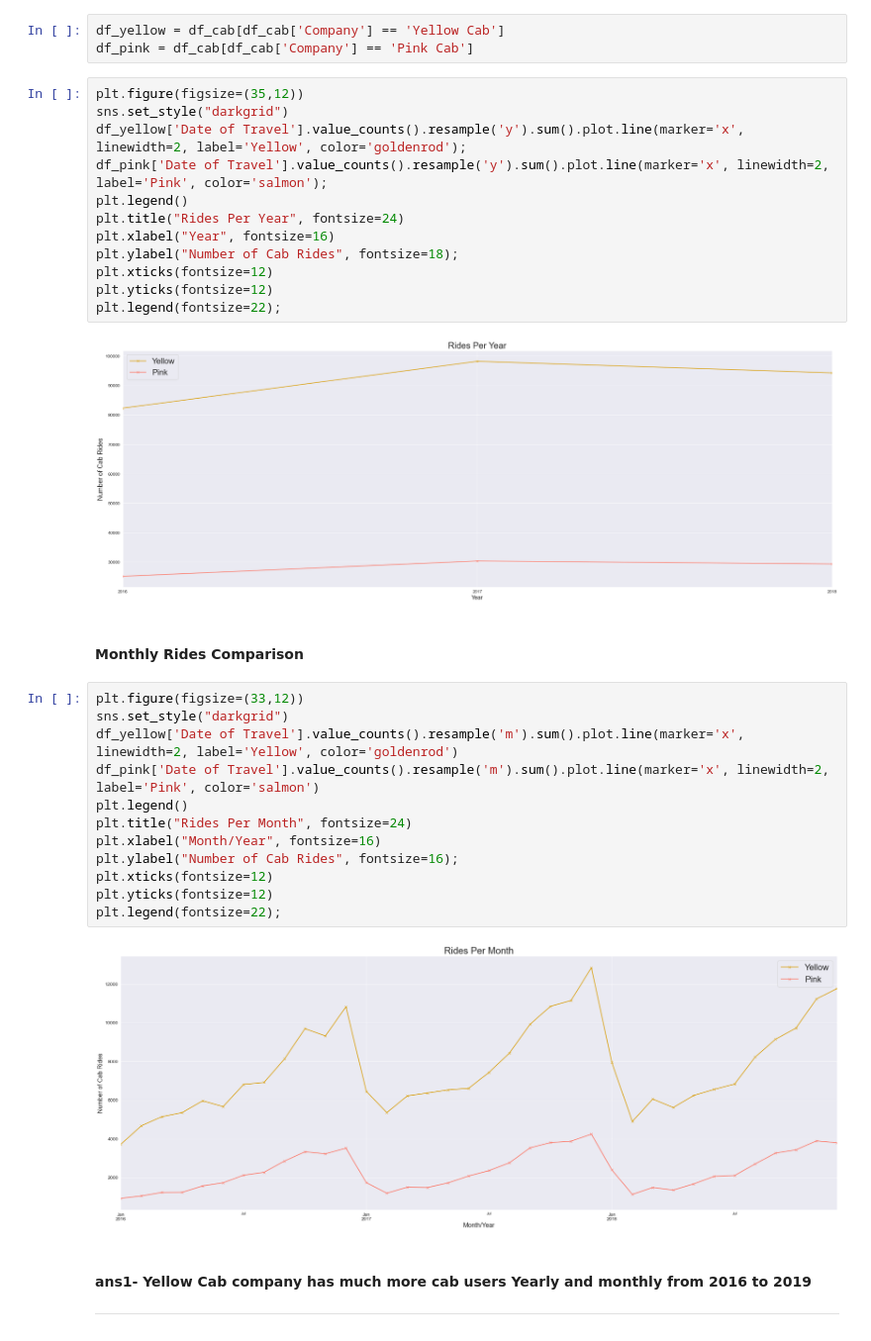
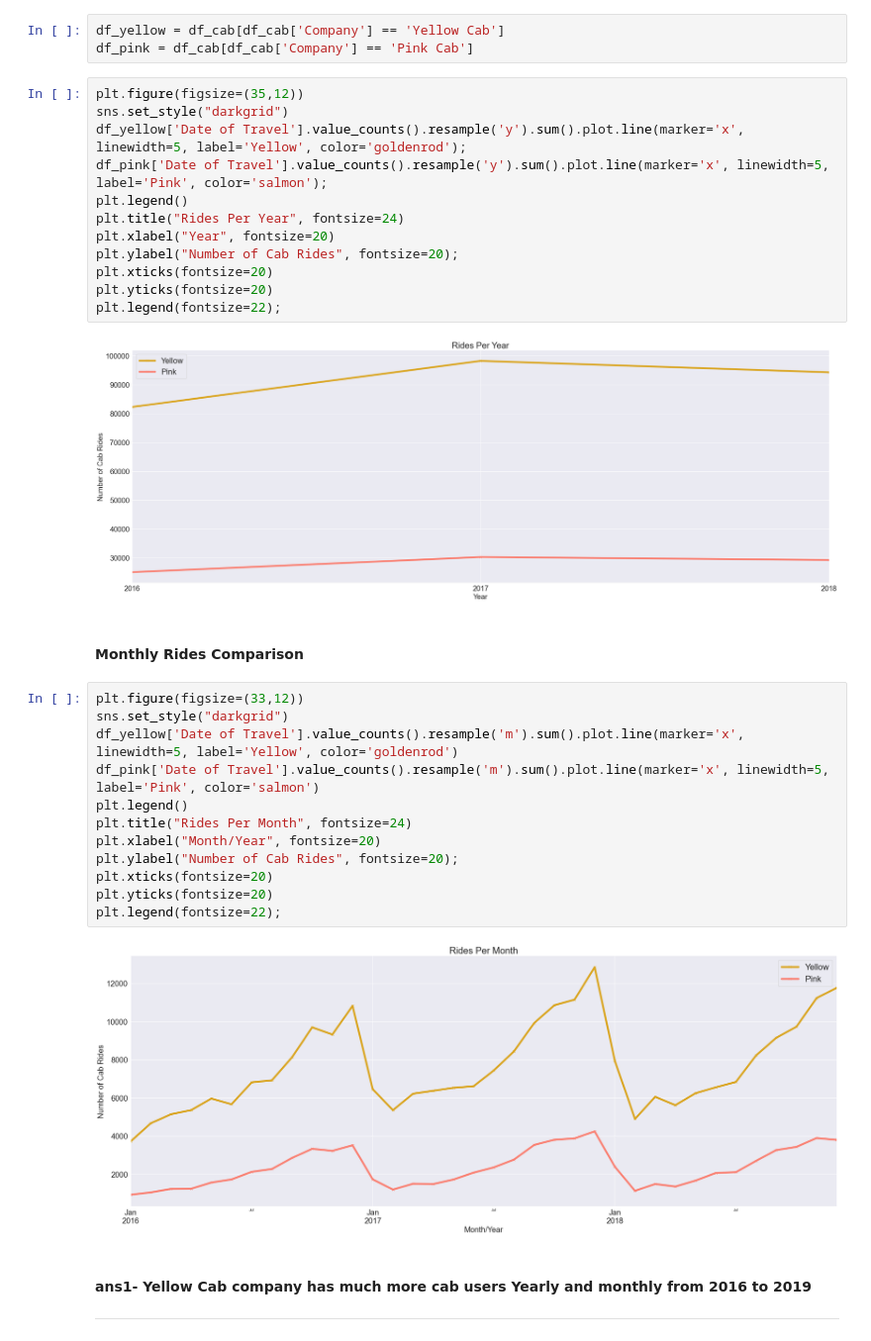
Before and after one commit to Ehab42/G2M-insight-for-Cab-Investment-firm, a Jupyter notebook: Master.ipynb, the cells around one changed output. Shown at 99% size. Cells and saved outputs as stored; diff of their text form.

```diff
--- a/Master.ipynb
+++ b/Master.ipynb
@@ -297,33 +311,33 @@ df_pink = df_cab[df_cab['Company'] == 'Pink Cab']
 # %%
 plt.figure(figsize=(35,12))
 sns.set_style("darkgrid")
-df_yellow['Date of Travel'].value_counts().resample('y').sum().plot.line(marker='x', linewidth=2, label='Yellow', color='goldenrod');
-df_pink['Date of Travel'].value_counts().resample('y').sum().plot.line(marker='x', linewidth=2, label='Pink', color='salmon');
+df_yellow['Date of Travel'].value_counts().resample('y').sum().plot.line(marker='x', linewidth=5, label='Yellow', color='goldenrod');
+df_pink['Date of Travel'].value_counts().resample('y').sum().plot.line(marker='x', linewidth=5, label='Pink', color='salmon');
 plt.legend()
 plt.title("Rides Per Year", fontsize=24)
-plt.xlabel("Year", fontsize=16)
-plt.ylabel("Number of Cab Rides", fontsize=18);
-plt.xticks(fontsize=12)
-plt.yticks(fontsize=12)
+plt.xlabel("Year", fontsize=20)
+plt.ylabel("Number of Cab Rides", fontsize=20);
+plt.xticks(fontsize=20)
+plt.yticks(fontsize=20)
 plt.legend(fontsize=22);
 # %% [output]
-[figure, old version]
+[figure, new version]
 # %% [markdown]
 #### Monthly Rides Comparison
 # %%
 plt.figure(figsize=(33,12))
 sns.set_style("darkgrid")
-df_yellow['Date of Travel'].value_counts().resample('m').sum().plot.line(marker='x', linewidth=2, label='Yellow', color='goldenrod')
-df_pink['Date of Travel'].value_counts().resample('m').sum().plot.line(marker='x', linewidth=2, label='Pink', color='salmon')
+df_yellow['Date of Travel'].value_counts().resample('m').sum().plot.line(marker='x', linewidth=5, label='Yellow', color='goldenrod')
+df_pink['Date of Travel'].value_counts().resample('m').sum().plot.line(marker='x', linewidth=5, label='Pink', color='salmon')
 plt.legend()
 plt.title("Rides Per Month", fontsize=24)
-plt.xlabel("Month/Year", fontsize=16)
-plt.ylabel("Number of Cab Rides", fontsize=16);
-plt.xticks(fontsize=12)
-plt.yticks(fontsize=12)
+plt.xlabel("Month/Year", fontsize=20)
+plt.ylabel("Number of Cab Rides", fontsize=20);
+plt.xticks(fontsize=20)
+plt.yticks(fontsize=20)
 plt.legend(fontsize=22);
 # %% [output]
-[figure, old version]
+[figure, new version]
 # %% [markdown]
 #### ans1- Yellow Cab company has much more cab users Yearly and monthly from 2016 to 2019
 ---
```
Also changed, not shown: parts of 8 cells of this notebook, 2 other files.
